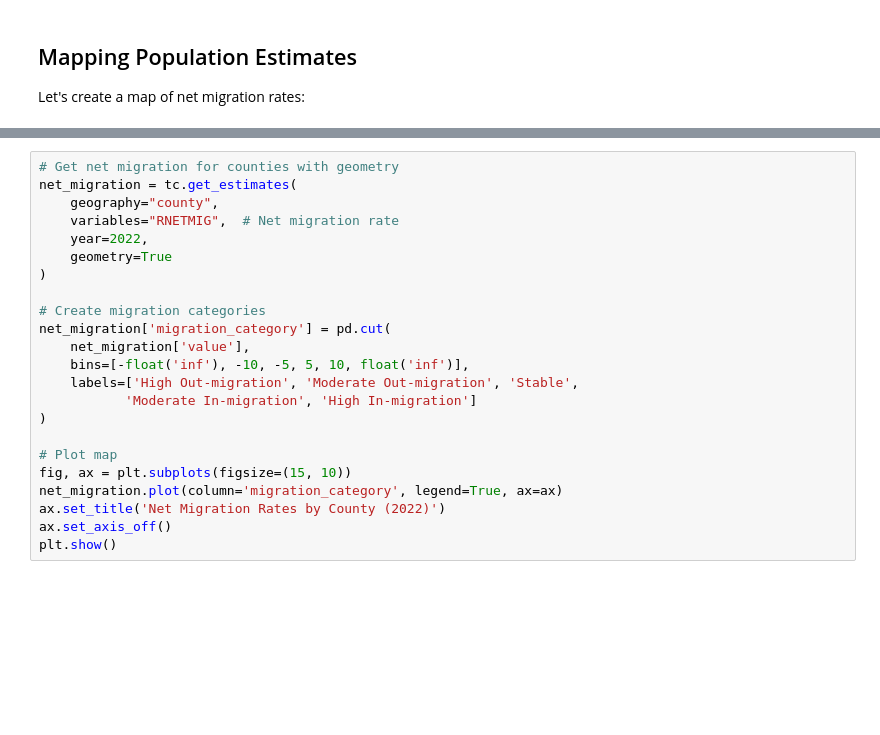
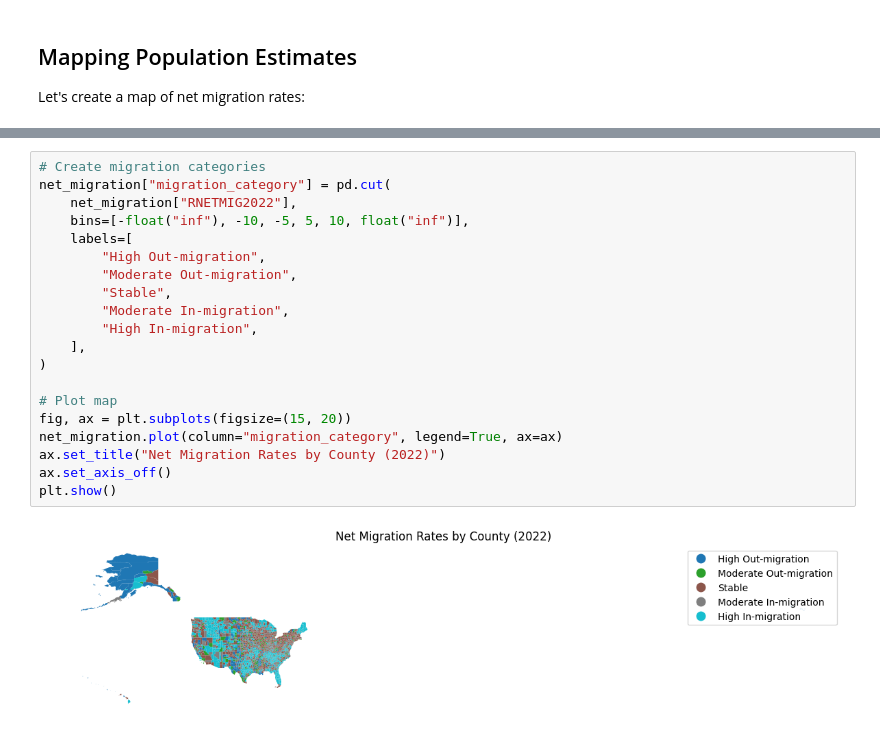
Before and after one commit to mmann1123/pytidycensus, a Jupyter notebook: examples/04_other_datasets.ipynb, the cells around one changed output, grey strips where cells are left out. Saved outputs shown, nothing was run; the diff lists cells and outputs as text; blank space fills up the shorter version.

```diff
--- a/examples/04_other_datasets.ipynb
+++ b/examples/04_other_datasets.ipynb
@@ -51,23 +93,22 @@ Let's create a map of net migration rates:
 # %%
-# Get net migration for counties with geometry
-net_migration = tc.get_estimates(
-    geography="county",
-    variables="RNETMIG",  # Net migration rate
-    year=2022,
-    geometry=True
-)
-
 # Create migration categories
-net_migration['migration_category'] = pd.cut(
-    net_migration['value'],
-    bins=[-float('inf'), -10, -5, 5, 10, float('inf')],
-    labels=['High Out-migration', 'Moderate Out-migration', 'Stable',
-           'Moderate In-migration', 'High In-migration']
+net_migration["migration_category"] = pd.cut(
+    net_migration["RNETMIG2022"],
+    bins=[-float("inf"), -10, -5, 5, 10, float("inf")],
+    labels=[
+        "High Out-migration",
+        "Moderate Out-migration",
+        "Stable",
+        "Moderate In-migration",
+        "High In-migration",
+    ],
 )
 
 # Plot map
-fig, ax = plt.subplots(figsize=(15, 10))
-net_migration.plot(column='migration_category', legend=True, ax=ax)
-ax.set_title('Net Migration Rates by County (2022)')
+fig, ax = plt.subplots(figsize=(15, 20))
+net_migration.plot(column="migration_category", legend=True, ax=ax)
+ax.set_title("Net Migration Rates by County (2022)")
 ax.set_axis_off()
 plt.show()
+# %% [output]
+[figure, added]
```
Also changed, not shown: parts of 3 cells of this notebook, 4 other files.
